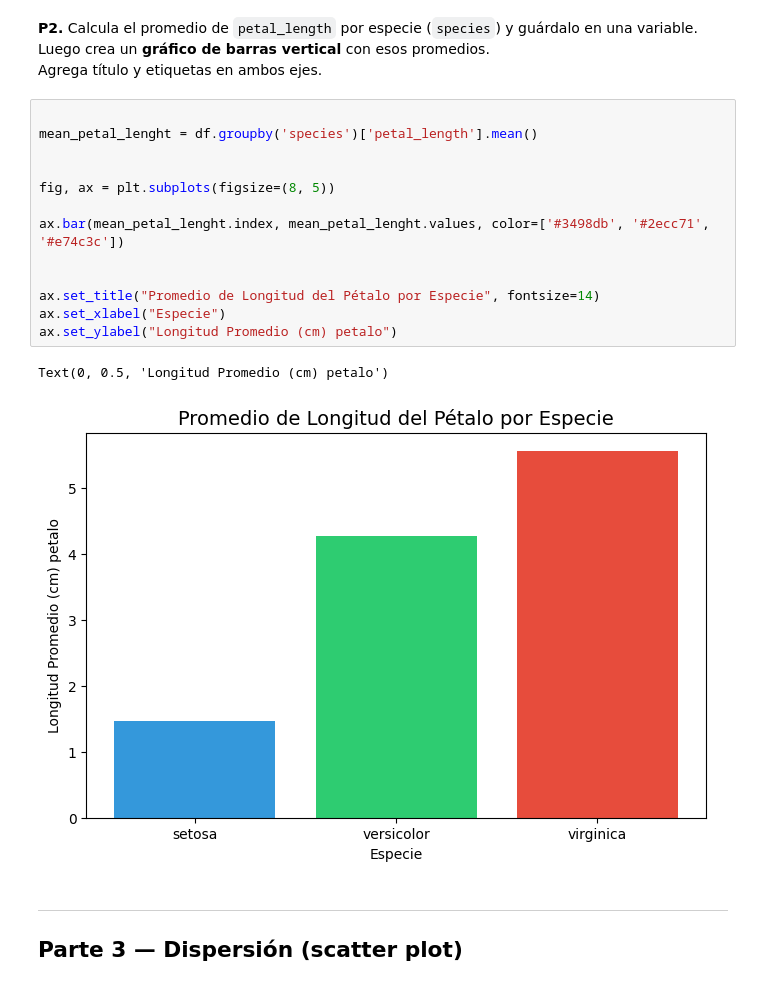
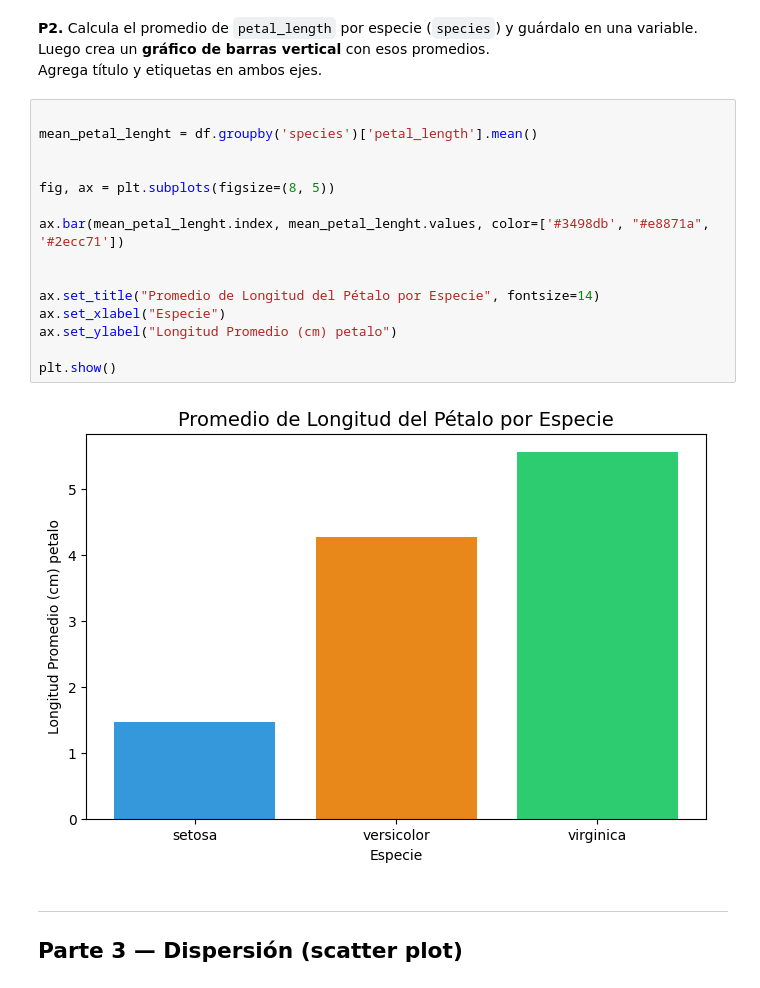
Before and after one commit to aemedina24/intro_ciencia_datos, a Jupyter notebook: tareas/03-visualizacion/tarea_03_visualizacion.ipynb, the cells around one changed output. Cells and saved outputs as stored; diff of their text form.

```diff
--- a/tareas/03-visualizacion/tarea_03_visualizacion.ipynb
+++ b/tareas/03-visualizacion/tarea_03_visualizacion.ipynb
@@ -45,19 +44,20 @@ Agrega título y etiquetas en ambos ejes.
 # %%
 
 mean_petal_lenght = df.groupby('species')['petal_length'].mean()
 
 
 fig, ax = plt.subplots(figsize=(8, 5))
 
-ax.bar(mean_petal_lenght.index, mean_petal_lenght.values, color=['#3498db', '#2ecc71', '#e74c3c'])
+ax.bar(mean_petal_lenght.index, mean_petal_lenght.values, color=['#3498db', "#e8871a",  '#2ecc71'])
 
 
 ax.set_title("Promedio de Longitud del Pétalo por Especie", fontsize=14)
 ax.set_xlabel("Especie")
 ax.set_ylabel("Longitud Promedio (cm) petalo")
+
+plt.show()
 # %% [output]
-Text(0, 0.5, 'Longitud Promedio (cm) petalo')
-[figure, old version]
+[figure, new version]
 # %% [markdown]
 ---
 ## Parte 3 — Dispersión (scatter plot)
```
Also changed, not shown: parts of 5 cells of this notebook.
